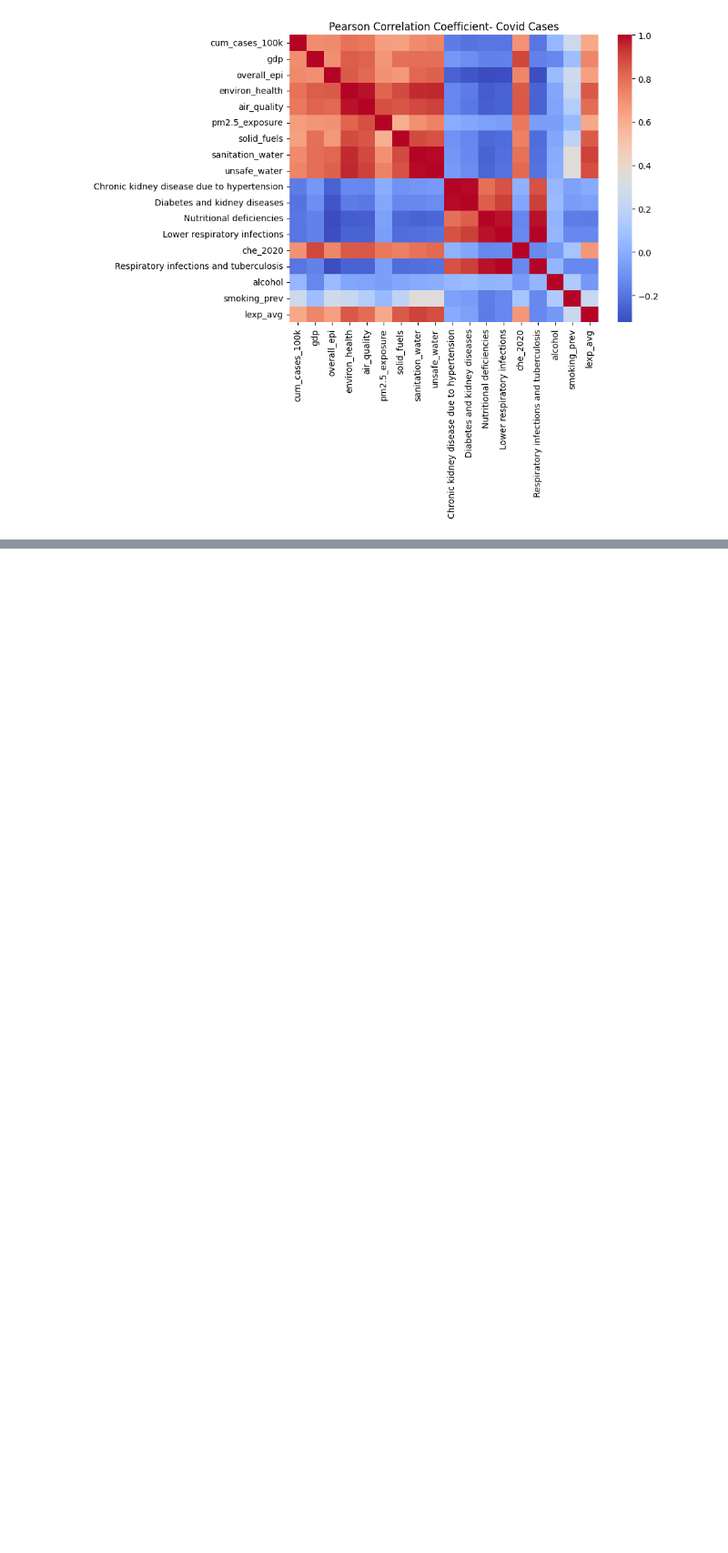
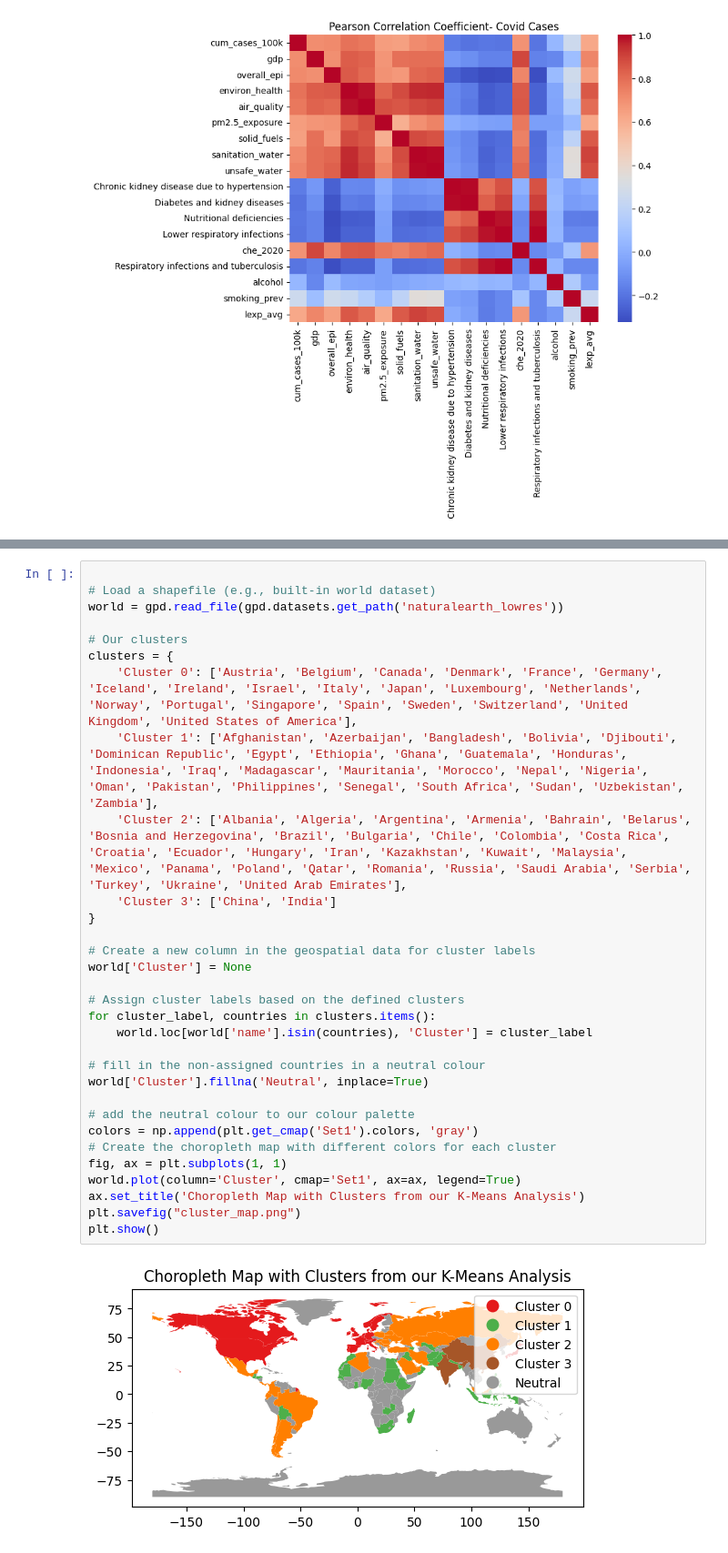
Before and after one commit to IngaKristin/DataMiningProject, a Jupyter notebook: k_means_implementation.ipynb, the cells around one changed output, grey strips where cells are left out. Shown: that part at 91% size. Saved outputs shown, nothing was run; the diff lists cells and outputs as text; blank space fills up the shorter version.

Commit message:
Map Plot code

```diff
--- a/k_means_implementation.ipynb
+++ b/k_means_implementation.ipynb
@@ -463,0 +466,33 @@ plt.show()
+# %%
+
+# Load a shapefile (e.g., built-in world dataset)
+world = gpd.read_file(gpd.datasets.get_path('naturalearth_lowres'))
+
+# Our clusters
+clusters = {
+    'Cluster 0': ['Austria', 'Belgium', 'Canada', 'Denmark', 'France', 'Germany', 'Iceland', 'Ireland', 'Israel', 'Italy', 'Japan', 'Luxembourg', 'Netherlands', 'Norway', 'Portugal', 'Singapore', 'Spain', 'Sweden', 'Switzerland', 'United Kingdom', 'United States of America'],
+    'Cluster 1': ['Afghanistan', 'Azerbaijan', 'Bangladesh', 'Bolivia', 'Djibouti', 'Dominican Republic', 'Egypt', 'Ethiopia', 'Ghana', 'Guatemala', 'Honduras', 'Indonesia', 'Iraq', 'Madagascar', 'Mauritania', 'Morocco', 'Nepal', 'Nigeria', 'Oman', 'Pakistan', 'Philippines', 'Senegal', 'South Africa', 'Sudan', 'Uzbekistan', 'Zambia'],
+    'Cluster 2': ['Albania', 'Algeria', 'Argentina', 'Armenia', 'Bahrain', 'Belarus', 'Bosnia and Herzegovina', 'Brazil', 'Bulgaria', 'Chile', 'Colombia', 'Costa Rica', 'Croatia', 'Ecuador', 'Hungary', 'Iran', 'Kazakhstan', 'Kuwait', 'Malaysia', 'Mexico', 'Panama', 'Poland', 'Qatar', 'Romania', 'Russia', 'Saudi Arabia', 'Serbia', 'Turkey', 'Ukraine', 'United Arab Emirates'],
+    'Cluster 3': ['China', 'India']
+}
+
+# Create a new column in the geospatial data for cluster labels
+world['Cluster'] = None
+
+# Assign cluster labels based on the defined clusters
+for cluster_label, countries in clusters.items():
+    world.loc[world['name'].isin(countries), 'Cluster'] = cluster_label
+
+# fill in the non-assigned countries in a neutral colour
+world['Cluster'].fillna('Neutral', inplace=True)
+
+# add the neutral colour to our colour palette
+colors = np.append(plt.get_cmap('Set1').colors, 'gray')
+# Create the choropleth map with different colors for each cluster
+fig, ax = plt.subplots(1, 1)
+world.plot(column='Cluster', cmap='Set1', ax=ax, legend=True)
+ax.set_title('Choropleth Map with Clusters from our K-Means Analysis')
+plt.savefig("cluster_map.png")
+plt.show()
+# %% [output]
+[figure, added]
```
Also changed, not shown: parts of 3 cells of this notebook, 1 other file.
